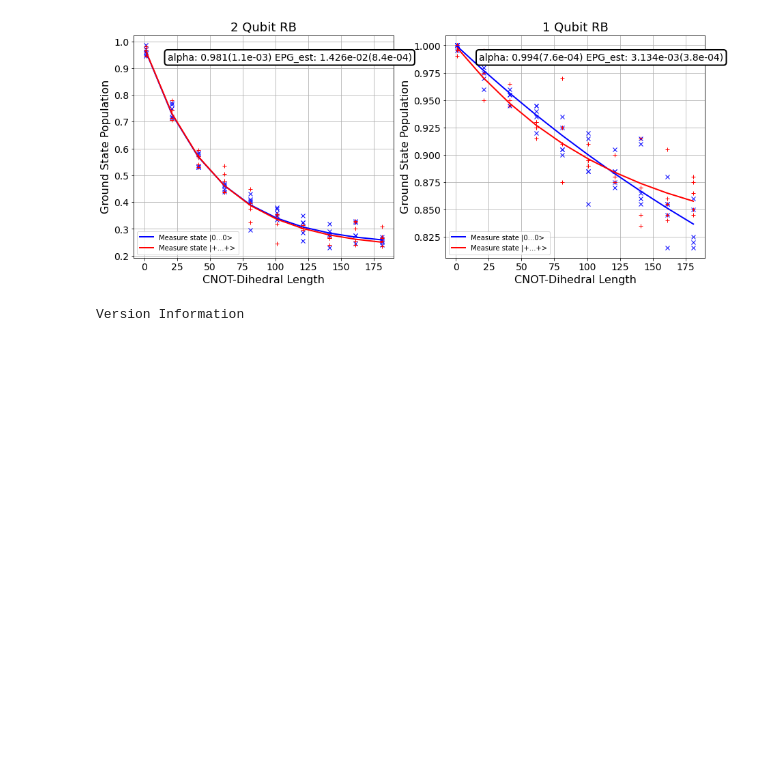
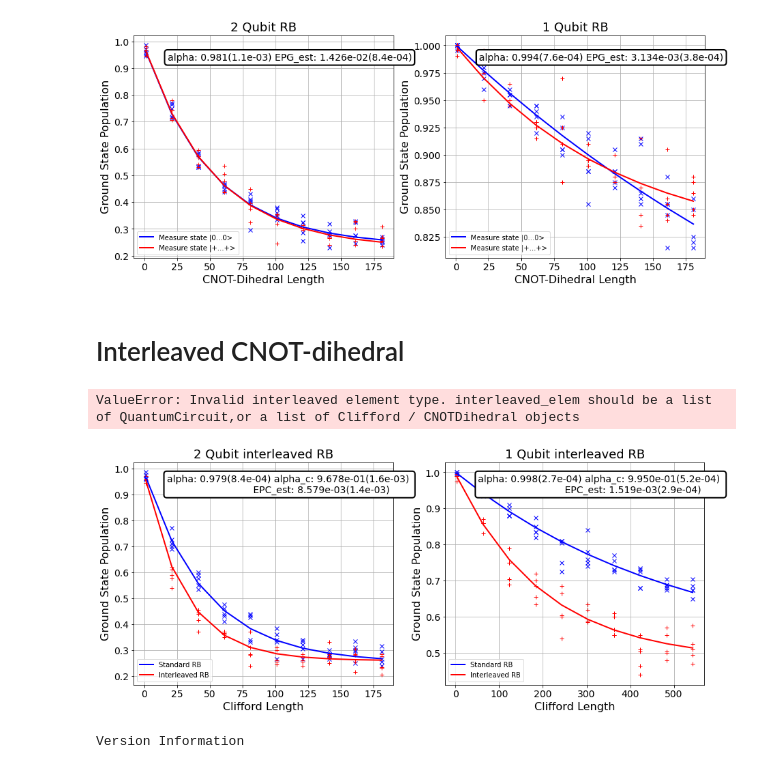
Before and after one commit to qiskit-community/qiskit-ignis, a Jupyter notebook: qiskit/ignis/verification/randomized_benchmarking/experiments/randomized_benchmarking.ipynb, the cells around one changed output. Drawn from its saved outputs; the diff is of its cells as text; code cells hidden in the pictures; blank space fills up the shorter version.

```diff
--- a/qiskit/ignis/verification/randomized_benchmarking/experiments/randomized_benchmarking.ipynb
+++ b/qiskit/ignis/verification/randomized_benchmarking/experiments/randomized_benchmarking.ipynb
@@ -405,6 +401,41 @@ for i in range(2):
 plt.show()
 # %% [output]
 [figure]
+# %% [markdown]
+# Interleaved CNOT-dihedral
+# %%
+exp1 = InterleavedRBExperiment(XGate(), nseeds=5, qubits=[1], lengths=[x*3 for x in nCliffs], group_gates='CNOTDihedral')
+# c = QuantumCircuit(2)
+# c.h(0)
+# c.cx(0,1)
+# exp02 = InterleavedRBExperiment(c, nseeds=5, qubits=[0,2], lengths=nCliffs, group_gates='CNOTDihedral')
+
+backend = qiskit.Aer.get_backend('qasm_simulator')
+shots = 200
+
+noise_model = NoiseModel()
+p1Q = 0.002
+p2Q = 0.01
+
+noise_model.add_all_qubit_quantum_error(depolarizing_error(p1Q, 1), 'u2')
+noise_model.add_all_qubit_quantum_error(depolarizing_error(2*p1Q, 1), 'u3')
+noise_model.add_all_qubit_quantum_error(depolarizing_error(p2Q, 2), 'cx')
+interleaved_rb_result_1 = exp1.run(backend, noise_model=noise_model, shots=shots)
+# interleaved_rb_result_02 = exp02.run(backend, noise_model=noise_model, shots=shots)
+# %% [output]
+ValueError: Invalid interleaved element type. interleaved_elem should be a list of QuantumCircuit,or a list of Clifford / CNOTDihedral objects
+# %%
+plt.figure(figsize=(15, 6))
+results = [interleaved_rb_result_02, interleaved_rb_result_1]
+for i in range(2):
+    ax = plt.subplot(1, 2, i+1)
+    results[i].plot(ax=ax, add_label=True, show_plt=False)
+    # Add title and label
+    ax.set_title('%d Qubit interleaved RB'%(results[i].num_qubits()), fontsize=18)
+
+plt.show()
+# %% [output]
+[figure, added]
 # %%
 import qiskit.tools.jupyter
 %qiskit_version_table
```
Also changed, not shown: parts of 2 cells of this notebook, 2 other files.
